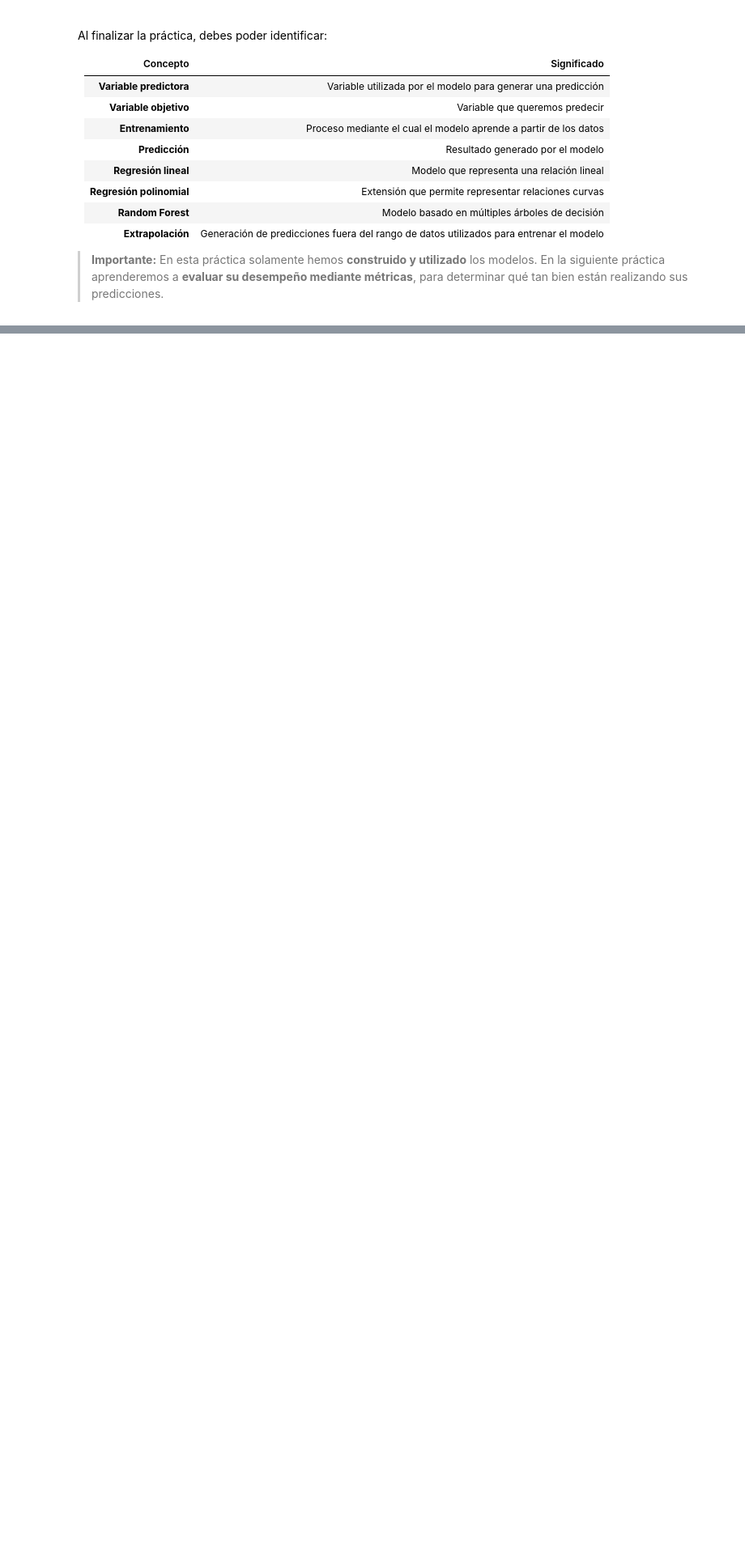
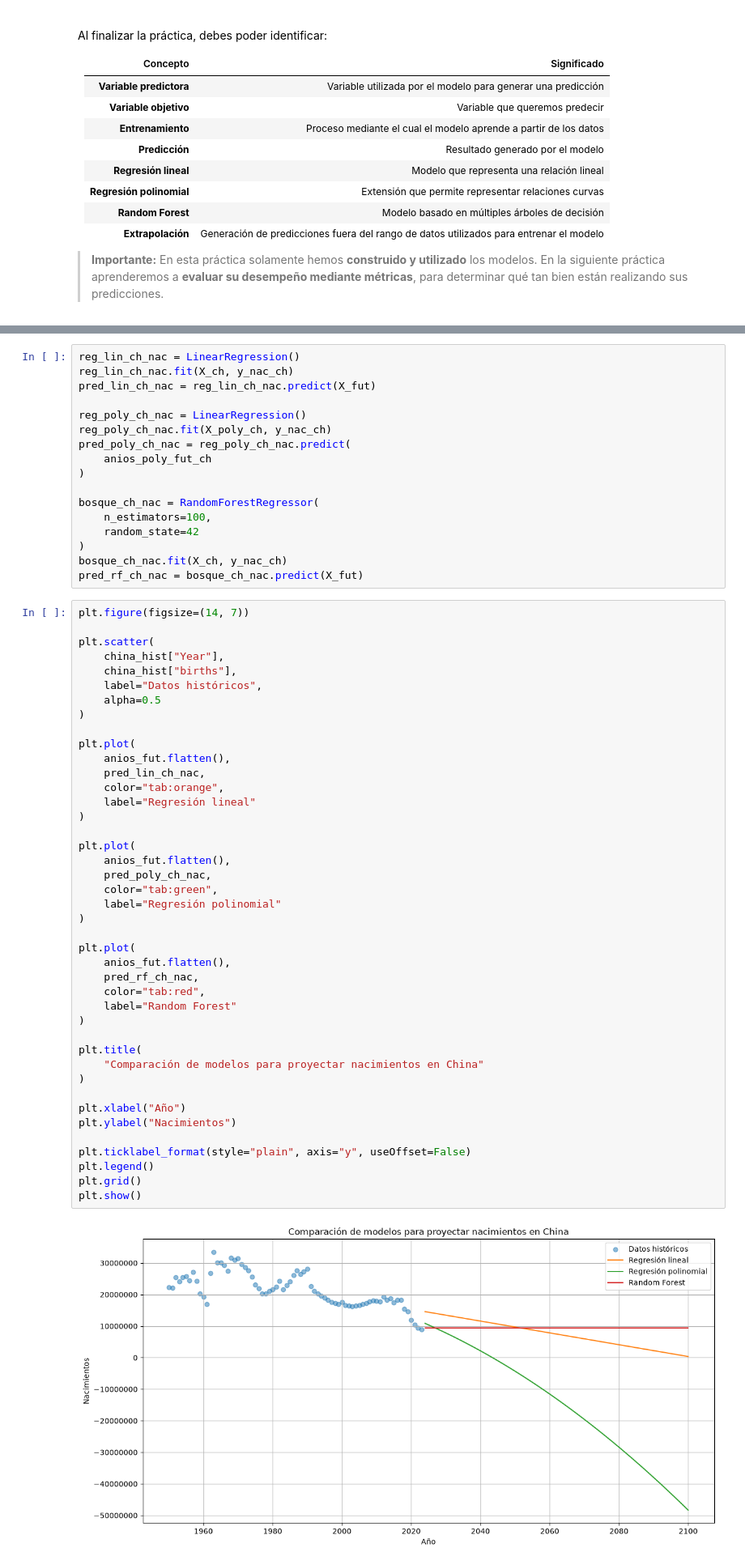
Before and after one commit to MauAG13/Big-Data-511, a Jupyter notebook: U1_1_probabilidad_estadistica/notebooks/U3_1_modelos_regresion_demografia.ipynb, the cells around one changed output, grey strips where cells are left out. Shown at 81% size. Cells and saved outputs as stored; diff of their text form; blank space fills up the shorter version.

```diff
--- a/U1_1_probabilidad_estadistica/notebooks/U3_1_modelos_regresion_demografia.ipynb
+++ b/U1_1_probabilidad_estadistica/notebooks/U3_1_modelos_regresion_demografia.ipynb
@@ -1051,0 +1119,61 @@ Al finalizar la práctica, debes poder identificar:
+# %%
+reg_lin_ch_nac = LinearRegression()
+reg_lin_ch_nac.fit(X_ch, y_nac_ch)
+pred_lin_ch_nac = reg_lin_ch_nac.predict(X_fut)
+
+reg_poly_ch_nac = LinearRegression()
+reg_poly_ch_nac.fit(X_poly_ch, y_nac_ch)
+pred_poly_ch_nac = reg_poly_ch_nac.predict(
+    anios_poly_fut_ch
+)
+
+bosque_ch_nac = RandomForestRegressor(
+    n_estimators=100,
+    random_state=42
+)
+bosque_ch_nac.fit(X_ch, y_nac_ch)
+pred_rf_ch_nac = bosque_ch_nac.predict(X_fut)
+# %%
+plt.figure(figsize=(14, 7))
+
+plt.scatter(
+    china_hist["Year"],
+    china_hist["births"],
+    label="Datos históricos",
+    alpha=0.5
+)
+
+plt.plot(
+    anios_fut.flatten(),
+    pred_lin_ch_nac,
+    color="tab:orange",
+    label="Regresión lineal"
+)
+
+plt.plot(
+    anios_fut.flatten(),
+    pred_poly_ch_nac,
+    color="tab:green",
+    label="Regresión polinomial"
+)
+
+plt.plot(
+    anios_fut.flatten(),
+    pred_rf_ch_nac,
+    color="tab:red",
+    label="Random Forest"
+)
+
+plt.title(
+    "Comparación de modelos para proyectar nacimientos en China"
+)
+
+plt.xlabel("Año")
+plt.ylabel("Nacimientos")
+
+plt.ticklabel_format(style="plain", axis="y", useOffset=False)
+plt.legend()
+plt.grid()
+plt.show()
+# %% [output]
+[figure, added]
```
Also changed, not shown: parts of 76 cells of this notebook, 1 other file.
